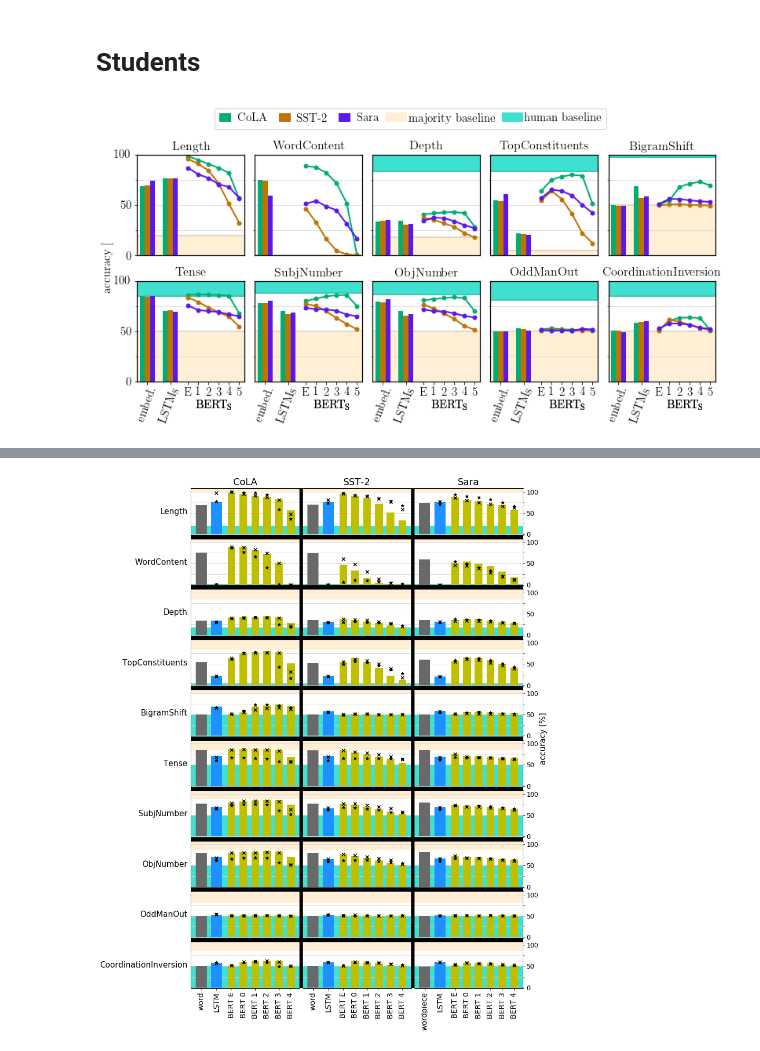
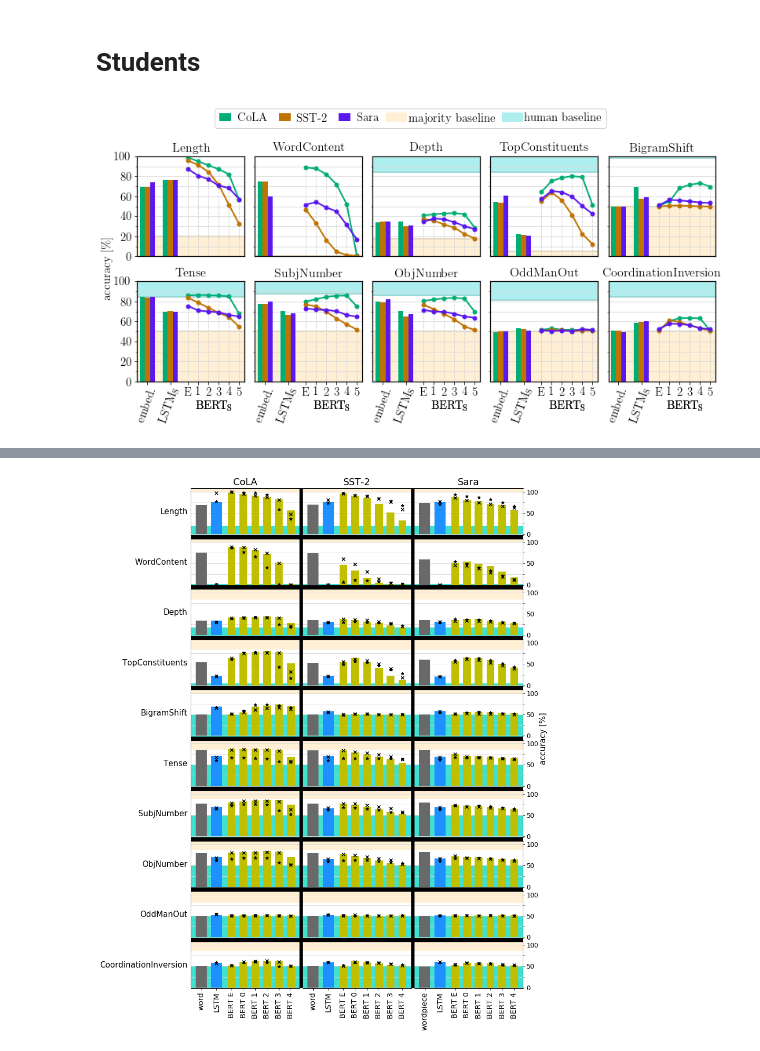
Before and after one commit to samsucik/knowledge-distil-bert, a Jupyter notebook: experiments/analysis/Probing.ipynb, the cells around one changed output, grey strips where cells are left out. Saved outputs shown, nothing was run; the diff lists cells and outputs as text; code cells hidden in the pictures.

```diff
--- a/experiments/analysis/Probing.ipynb
+++ b/experiments/analysis/Probing.ipynb
@@ -108,20 +110,0 @@ def get_data(model="teacher", task="pre-trained", probing_task="Length"):
-# %%
-yticks_major = np.arange(3)*50
-yticks_minor = np.arange(5)*25
-def make_probing_axis(ax, probing_task="Length"):
-    probing_task_idx = task_names.index(probing_task)
-    ax.set_yticks(yticks_major, minor=False)
-    ax.set_yticks(yticks_minor, minor=True)
-    ax.set_ylim(0, 100)
-    xs_baseline = ax.get_xlim()
-    ax.fill_between(xs_baseline, 0, baselines["majority"][probing_task_idx],
-                    facecolor=baseline_colours["majority"], zorder=0)
-    ax.fill_between(xs_baseline, baselines["human"][probing_task_idx], 100,
-                    facecolor=baseline_colours["human"], zorder=0)
-    for b in ["majority", "human"]:
-        ax.axhline(baselines[b][probing_task_idx], c=modify_cl(baseline_colours[b], 0.9), zorder=0)
-    ax.set_xlim(*xs_baseline)
-    ax.grid(axis="y", color=grid_colour, which="both", zorder=1)
-    ax.set_axisbelow(True)
-    [s.set_linewidth(1.2) for s in [ax.spines[k] for k in ["top", "bottom"]]]
-    [s.set_linewidth(1.2) for s in [ax.spines[k] for k in ["right", "left"]]]
@@ -152,7 +133,7 @@ ax.legend()
 additional_leg_entries = [P.new_legend_entry(c=baseline_colours[b], label=b + " baseline", lw=12)
                           for b in ["majority", "human"]]
 P.unify_legend_outside(fig, axs, legcols=0, position="top", additional_handles=additional_leg_entries)
-P.add_overall_axislabel(fig, "accuracy [%]", axis="y", pad=8)
+P.add_overall_axislabel(fig, "accuracy [\%]", axis="y", pad=8)
 P.add_overall_axislabel(fig, "model layer", axis="x", pad=8)
 plt.subplots_adjust(
     left  = 0.06,
@@ -231,26 +150,11 @@ fig.savefig("img/probing_master.pdf")
 reload(P)
 ncols = 5
 nrows = T//ncols
-fig, axs = plt.subplots(nrows=nrows, ncols=ncols, figsize=(11, 5.5), sharex=True, sharey=True,
+fig, axs = plt.subplots(nrows=nrows, ncols=ncols, figsize=(11, 5.7), sharex=True, sharey=True,
                        gridspec_kw={"wspace": 0.1, "hspace": .25})
 gap_between_groups = 1.5
 centre_xs = {"embed": 0, "LSTM": (3 + gap_between_groups)}
 bar_width = 1.0
-
-
-import matplotlib.transforms as transforms
-from matplotlib.patches import Rectangle
-from matplotlib.lines import Line2D
-
-def annotate_range(vmin, vmax, label, ax, offset=-0.1, width=-0.1):
-    # y-coordinates in axis coordinates,
-    # x-coordinates in data coordinates
-    trans = transforms.blended_transform_factory(ax.transData, ax.transAxes)
-    y = offset + 0.5 * width
-    x = vmin + 0.5 * (vmax - vmin)
-    ax.text(x, y, label,
-            horizontalalignment='center', verticalalignment='top',
-            clip_on=False, transform=trans)
 
 for i, task_name in enumerate(task_names):
     for j, glue_task in enumerate(P.glue_tasks):
@@ -268,34 +172,36 @@ for i, task_name in enumerate(task_names):
         m = min(xs)
         xs = 2*(xs - m) + m
         ax.plot(xs, ys, c=P.glue_task_colours[glue_task], lw=2, markersize=5, marker="o", zorder=2)
+        for x, y in zip(xs, ys):
+            ax.axvline(x, ymin=0, ymax=y/100, linestyle="--", c=grid_colour, zorder=0, lw=1)
 
         ax.set_xlim(-2, max(xs)+1)
         xticks = [centre_xs["embed"], centre_xs["LSTM"], *xs]
         xticklabels = ["embed.", P.make_latex_label("LSTM"), *xlabels]
         ax.set_xticks(xticks)
         ax.set_xticklabels(xticklabels)
         if row == nrows-1:
             annotate_range(min(xs), max(xs), P.make_latex_label("BERT"), ax, offset=-0.15)
         for l, label in enumerate(ax.get_xticklabels()):
             if l < 2:
                 label.set_rotation(70)
         ax.set_title(task_name, fontdict={"fontsize": 16})
         make_probing_axis(ax, probing_task=task_name)
         if col > 0:
             ax.tick_params("y", left=False, labelleft=False, right=False, labelright=False, length=0)
         if row < nrows-1:
             ax.tick_params("x", bottom=False, labelbottom=False)
 ax.legend()
 additional_leg_entries = [P.new_legend_entry(c=baseline_colours[b], label=b + " baseline", lw=12)
                           for b in ["majority", "human"]]
 P.unify_legend_outside(fig, axs, legcols=0, position="top", additional_handles=additional_leg_entries)
-P.add_overall_axislabel(fig, "accuracy [%]", axis="y", pad=8)
+P.add_overall_axislabel(fig, "accuracy [\%]", axis="y", pad=8)
 plt.subplots_adjust(
     left  = 0.06,
     right = 0.99,
-    bottom = 0.11,
+    bottom = 0.14,
     top = 0.84)
 plt.show()
 fig.savefig("img/probing_students.pdf")
 # %% [output]
-[figure, old version]
+[figure, new version]
```
Also changed, not shown: parts of 15 cells of this notebook, 7 other files.
